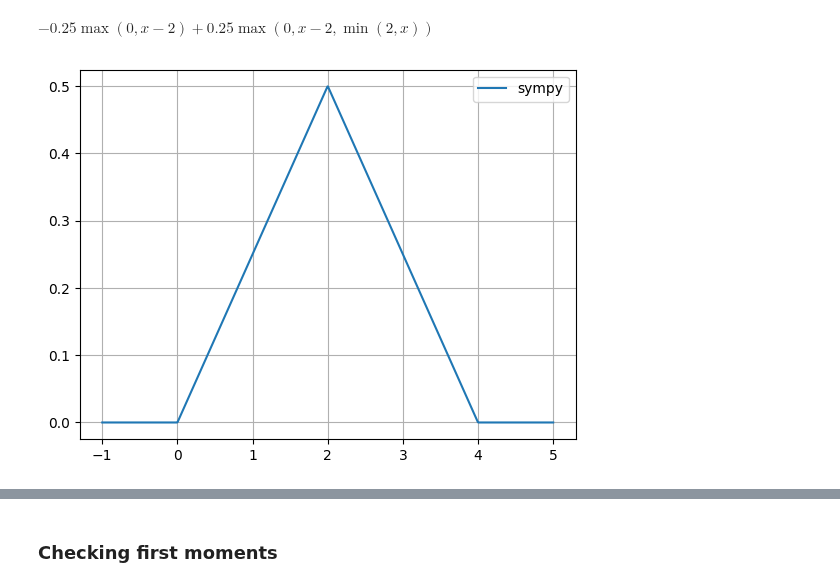
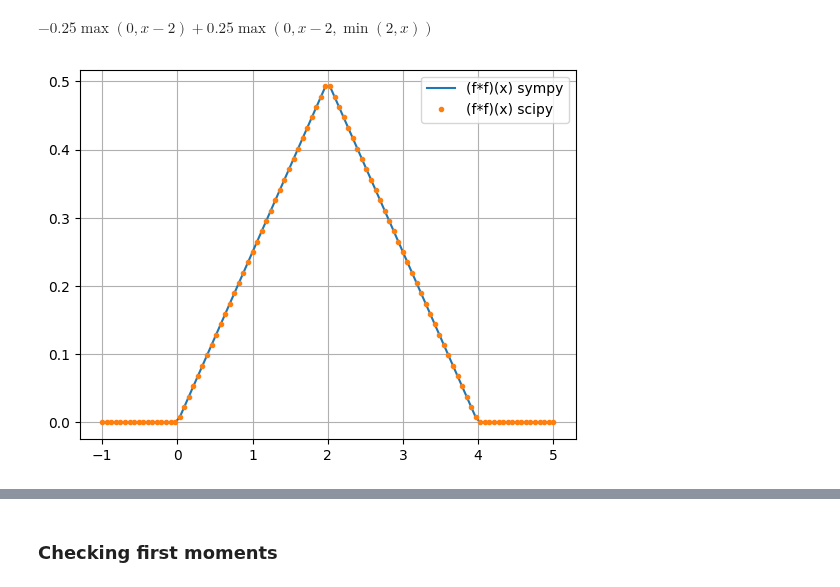
Before and after one commit to grzanka/microdosimetric_spectra_folding, a Jupyter notebook: notebooks/0.3-try-sympy-convolutions.ipynb, the cells around one changed output, grey strips where cells are left out. Saved outputs shown, nothing was run; the diff lists cells and outputs as text; code cells hidden in the pictures.

```diff
--- a/notebooks/0.3-try-sympy-convolutions.ipynb
+++ b/notebooks/0.3-try-sympy-convolutions.ipynb
@@ -21,9 +25,9 @@ Python 3.11.4
 # %%
-xvalues = np.linspace(start=-1, stop=5, num=1000)
-xvalues_for_integration = step_functions(xvalues)
+xvalues = np.linspace(start=-1, stop=5, num=100)
 fig, ax = plt.subplots()
-ax.plot(xvalues, step_functions(xvalues), label="norm=1")
-ax.plot(xvalues, step_functions(xvalues, norm=3), label="norm=3")
+ax.plot(xvalues, step_functions(xvalues), label="usual")
+ax.plot(xvalues, [piecewise_function.subs(x,xvalue) for xvalue in xvalues], label="sympy")
+ax.plot(xvalues, lambdify(x, piecewise_function, 'numpy')(xvalues), label="sympy lambified")
 ax.grid();
 ax.legend();
 # %% [output]
@@ -89,0 +56,7 @@ $\displaystyle \left(\begin{cases} 0.5 & \text{for}\: t > 0 \wedge t < 2 \\0 & \
+# %%
+t = symbols('t')
+f1_function = piecewise_function
+
+# f(t) * f(x-t)
+convolution_integrand_f1 = f1_function.subs(x, t) * f1_function.subs(x, x - t)
+convolution_integrand_f1
@@ -93,7 +68,7 @@ convolution_integrand_f1.subs(x, 1).subs(t, 0.5)
 $\displaystyle 0.25$
 # %%
 # Define the convolution integrand function
-f2_function = integrate(f1_function.subs(x, x - t) * f1_function.subs(x, t), (t, -np.inf, np.inf))
+f2_function = integrate(f1_function.subs(x, t) * f1_function.subs(x, x - t), (t, -np.inf, np.inf))
 f2_function
 # %% [output]
 $\displaystyle - 0.25 \max\left(0, x - 2\right) + 0.25 \max\left(0, x - 2, \min\left(2, x\right)\right)$
@@ -100,10 +88,20 @@ $\displaystyle - 0.25 \max\left(0, x - 2\right) + 0.25 \max\left(0, x - 2, \min\
+# %%
+# tricks needed to make the integral converge
+step_function_args = (1.,0.,2.,sys.float_info.min)
+expected_conv_domain = (0,4)
+convolution_integration_limits = (-100,100)
+integral_kwargs = {'limit': 2000, 'points': np.linspace(*expected_conv_domain,100)}
+convolution_values = np.array([convolution(
+    step_function,
+    lower_limit=convolution_integration_limits[0],
+    upper_limit=convolution_integration_limits[1],
+    kwargs=integral_kwargs)(y=y, integrand_args=step_function_args)[0] for y in xvalues])
 # %%
-from sympy import lambdify
 fig, ax = plt.subplots()
 #ax.plot(xvalues, step_functions(xvalues), label="usual")
-ax.plot(xvalues, [f2_function.subs(x,xvalue) for xvalue in xvalues], label="sympy")
-#ax.plot(xvalues, lambdify(x, f2_function, 'numpy')(xvalues), label="sympy lambified")
+ax.plot(xvalues, [f2_function.subs(x,xvalue) for xvalue in xvalues], label="(f*f)(x) sympy")
+ax.plot(xvalues, convolution_values, '.', label="(f*f)(x) scipy")
 ax.grid();
 ax.legend();
 # %% [output]
-[figure, old version]
+[figure, new version]
```
Also changed, not shown: parts of 76 cells of this notebook, 2 other files.
